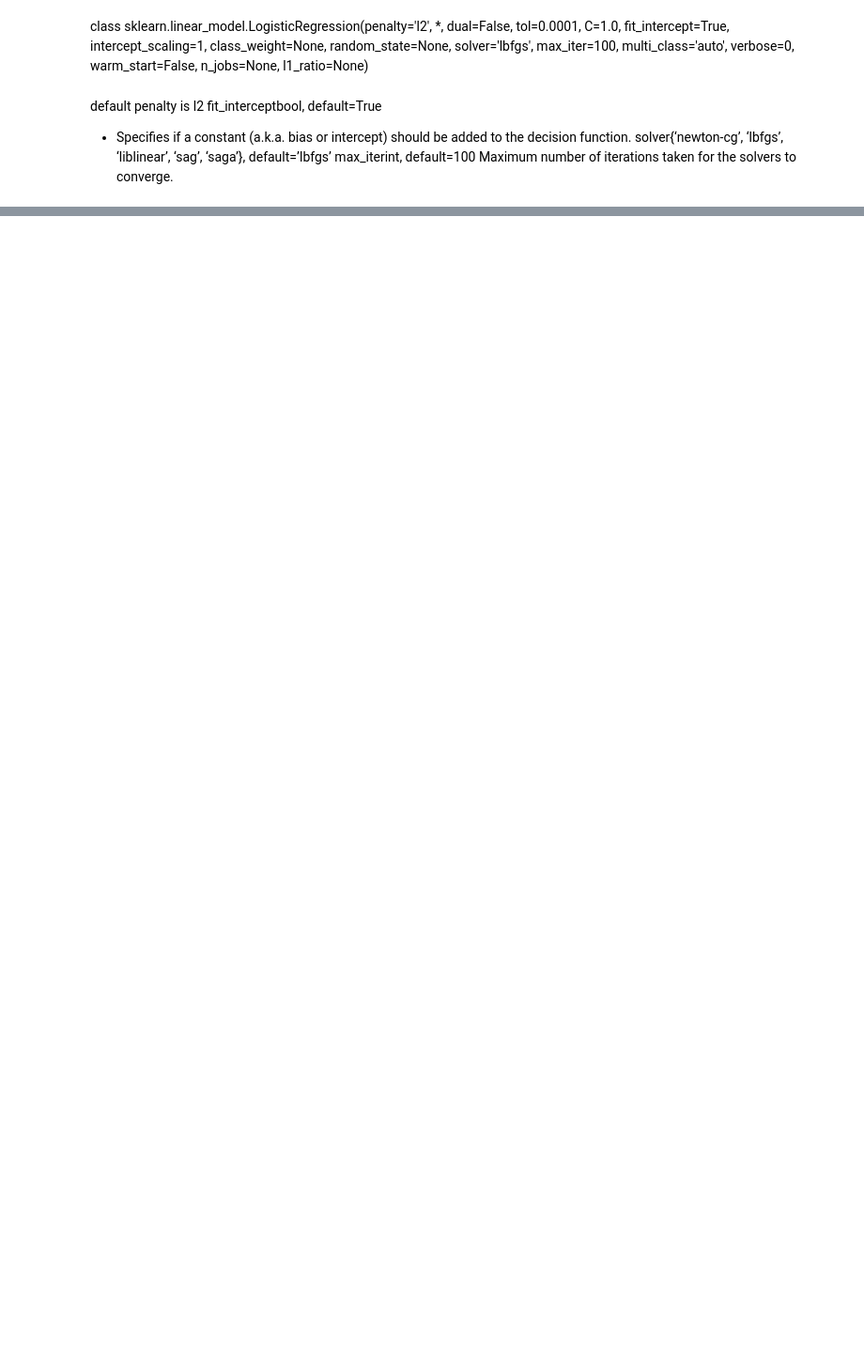
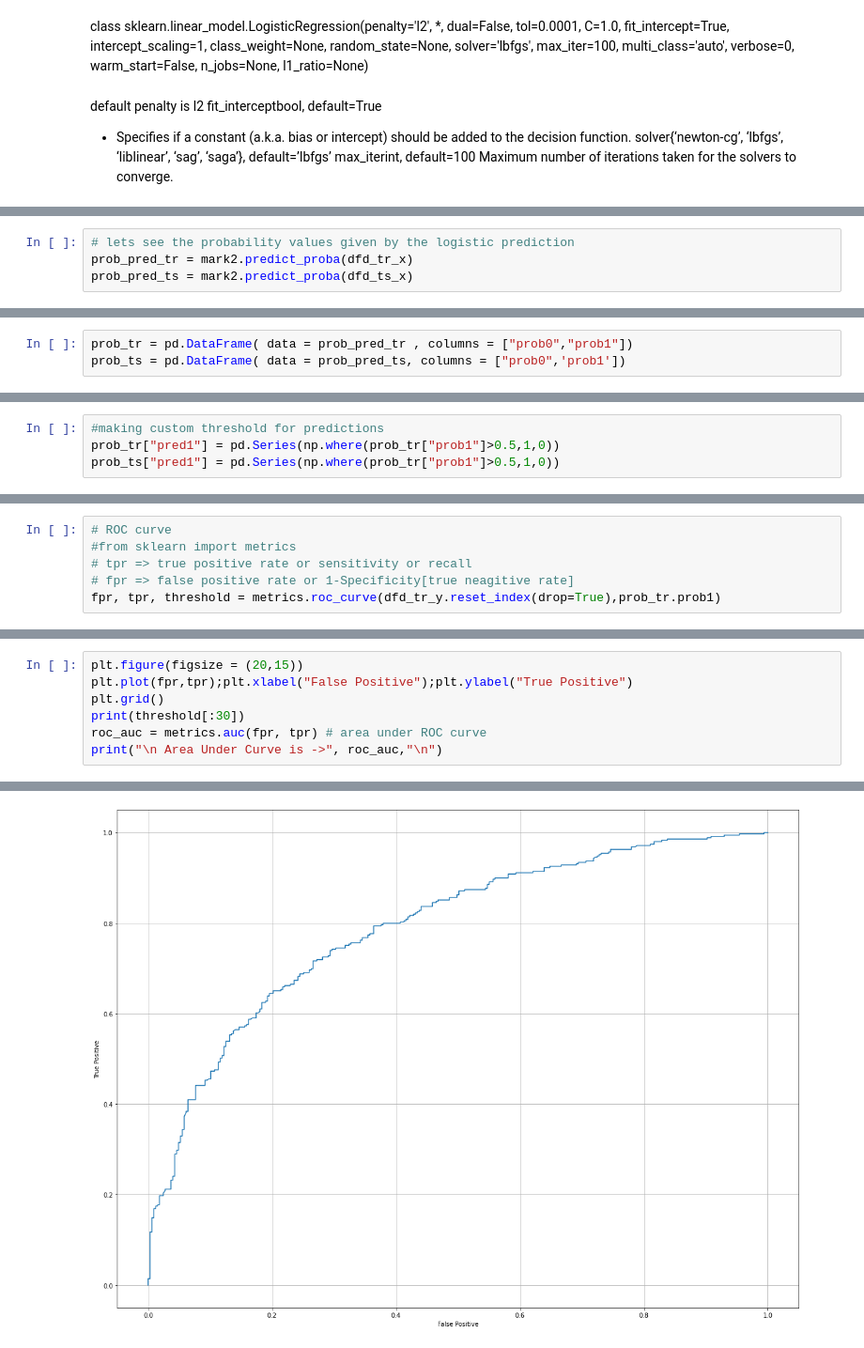
Before and after one commit to Smit131/DS-assignments-python, a Jupyter notebook: Logistic Regression/JupyCode.ipynb, the cells around one changed output, grey strips where cells are left out. Shown: that part at 94% size. Saved outputs shown, nothing was run; the diff lists cells and outputs as text; blank space fills up the shorter version.

```diff
--- a/Logistic Regression/JupyCode.ipynb
+++ b/Logistic Regression/JupyCode.ipynb
@@ -250,0 +346,4 @@ mark1 = LogisticRegression()
+# %%
+# lets see the probability values given by the logistic prediction
+prob_pred_tr = mark2.predict_proba(dfd_tr_x)
+prob_pred_ts = mark2.predict_proba(dfd_ts_x)
@@ -250,0 +370,3 @@ mark1 = LogisticRegression()
+# %%
+prob_tr = pd.DataFrame( data = prob_pred_tr , columns = ["prob0","prob1"])
+prob_ts = pd.DataFrame( data = prob_pred_ts, columns = ["prob0",'prob1'])
@@ -250,0 +387,4 @@ mark1 = LogisticRegression()
+# %%
+#making custom threshold for predictions
+prob_tr["pred1"] = pd.Series(np.where(prob_tr["prob1"]>0.5,1,0))
+prob_ts["pred1"] = pd.Series(np.where(prob_tr["prob1"]>0.5,1,0))
@@ -250,0 +434,6 @@ mark1 = LogisticRegression()
+# %%
+# ROC curve
+#from sklearn import metrics
+# tpr => true positive rate or sensitivity or recall
+# fpr => false positive rate or 1-Specificity[true neagitive rate]
+fpr, tpr, threshold = metrics.roc_curve(dfd_tr_y.reset_index(drop=True),prob_tr.prob1)
@@ -250,0 +445,8 @@ mark1 = LogisticRegression()
+# %%
+plt.figure(figsize = (20,15))
+plt.plot(fpr,tpr);plt.xlabel("False Positive");plt.ylabel("True Positive")
+plt.grid()
+print(threshold[:30])
+roc_auc = metrics.auc(fpr, tpr) # area under ROC curve
+print("\n Area Under Curve is ->", roc_auc,"\n")
+# %% [output]
@@ -250,0 +460 @@ mark1 = LogisticRegression()
+[figure, added]
```
Also changed, not shown: parts of 51 cells of this notebook, 3 other files.
